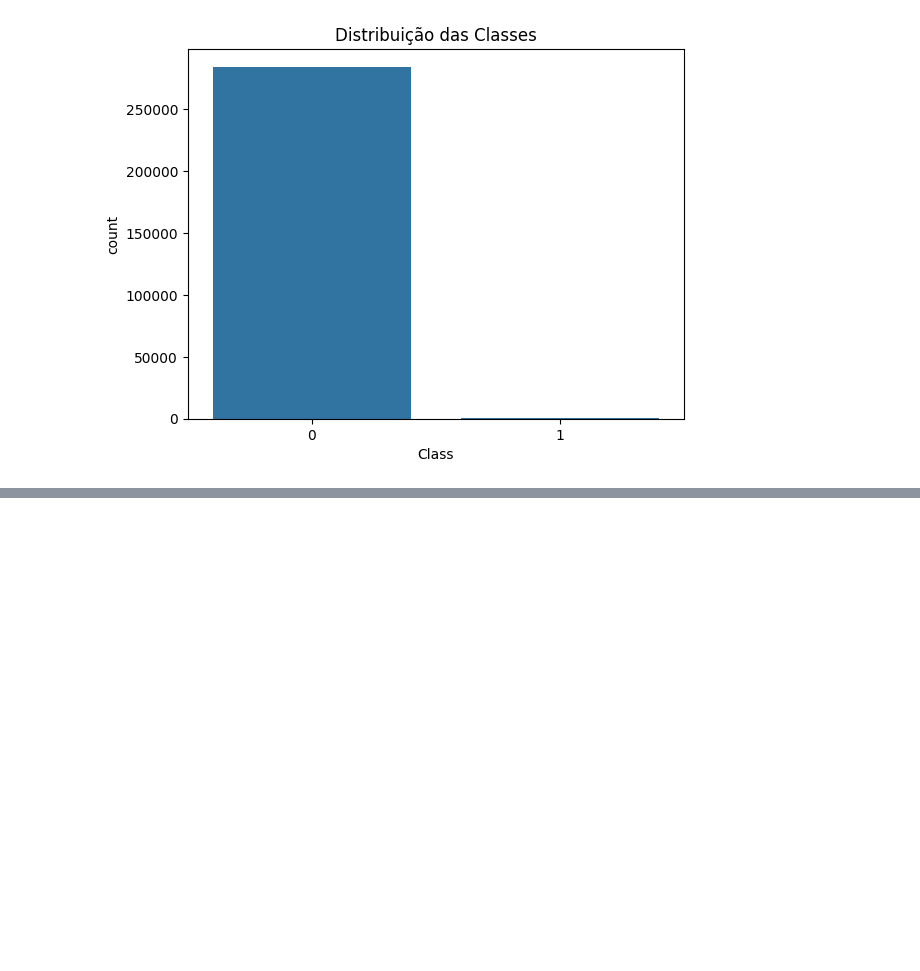
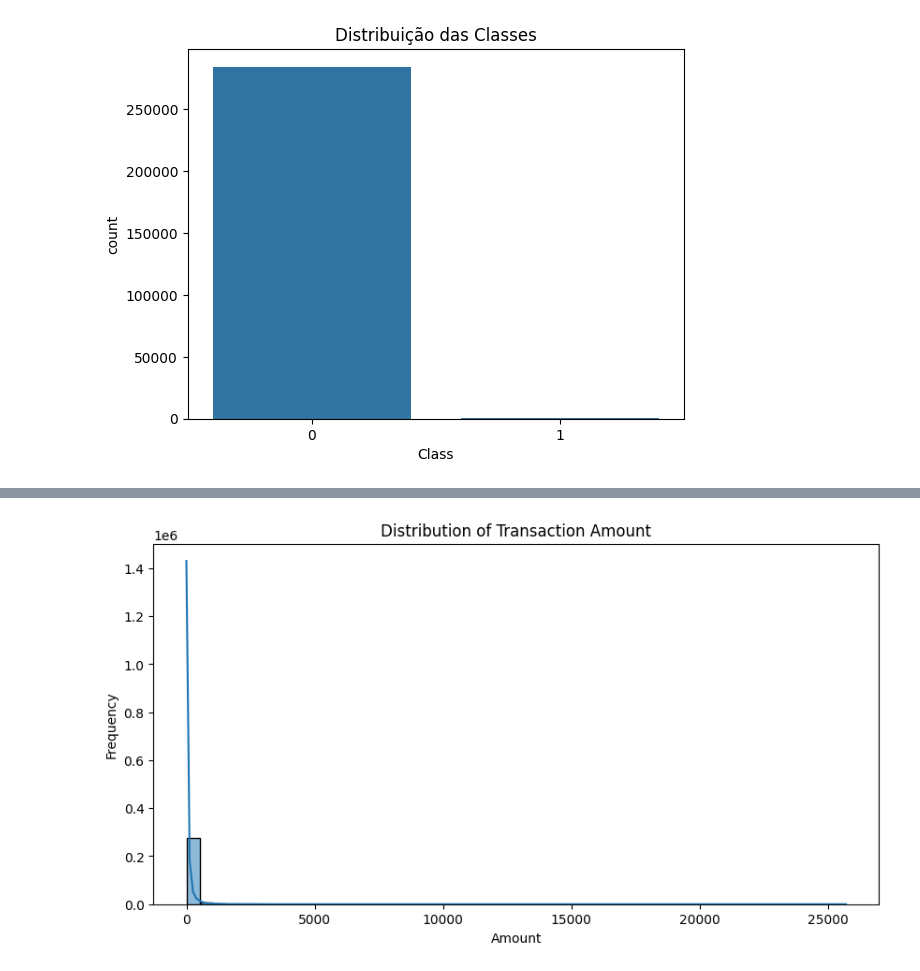
Before and after one commit to DavidCumaru/CreditCardFraudDetection, a Jupyter notebook: notebooks/EDA.ipynb, the cells around one changed output, grey strips where cells are left out. Cells and saved outputs as stored; diff of their text form; code cells hidden in the pictures; blank space fills up the shorter version.

```diff
--- a/notebooks/EDA.ipynb
+++ b/notebooks/EDA.ipynb
@@ -88,0 +90,10 @@ plt.show()
+# %%
+# Visualizations: distribution of Amount feature
+plt.figure(figsize=(10,5))
+sns.histplot(data['Amount'], bins=50, kde=True)
+plt.title('Distribution of Transaction Amount')
+plt.xlabel('Amount')
+plt.ylabel('Frequency')
+plt.show()
+# %% [output]
+[figure, added]
```
Also changed, not shown: parts of 9 cells of this notebook, 1 other file.
